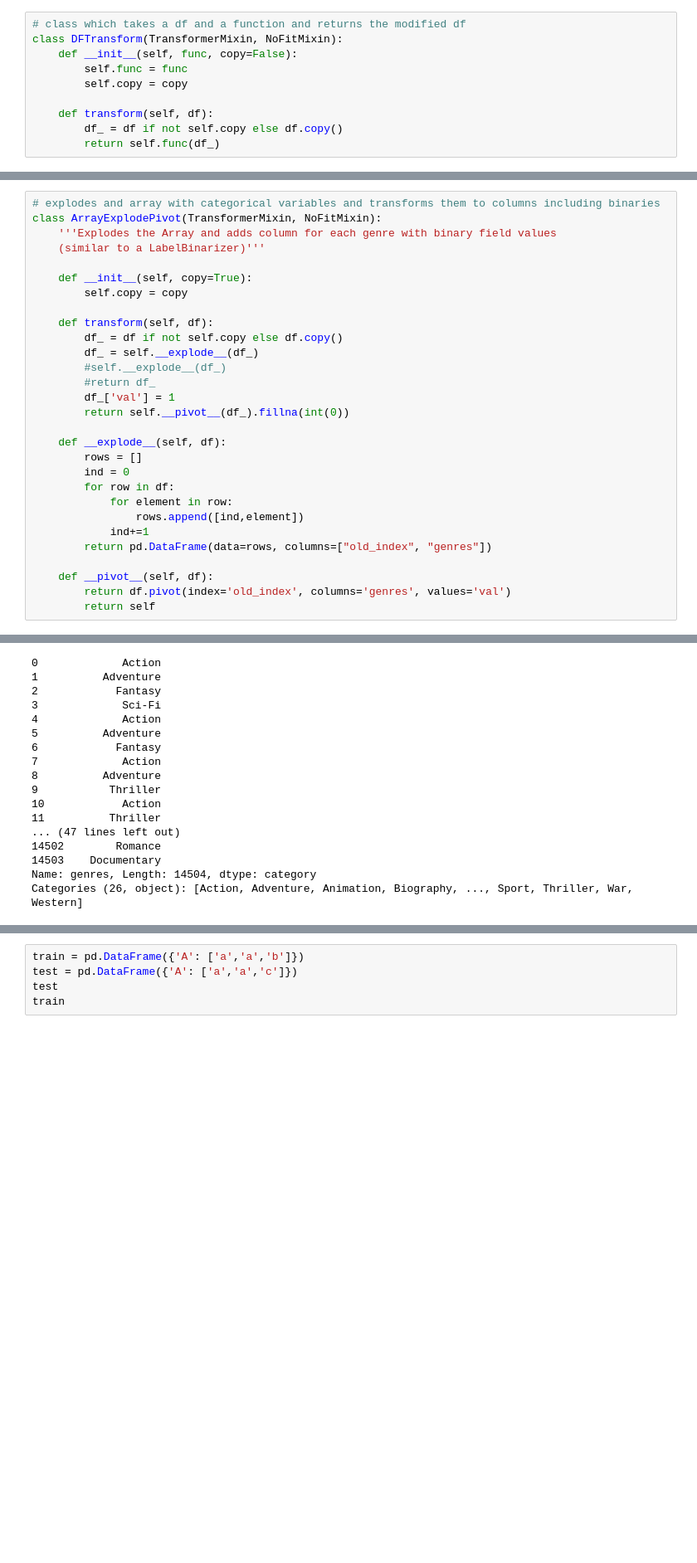
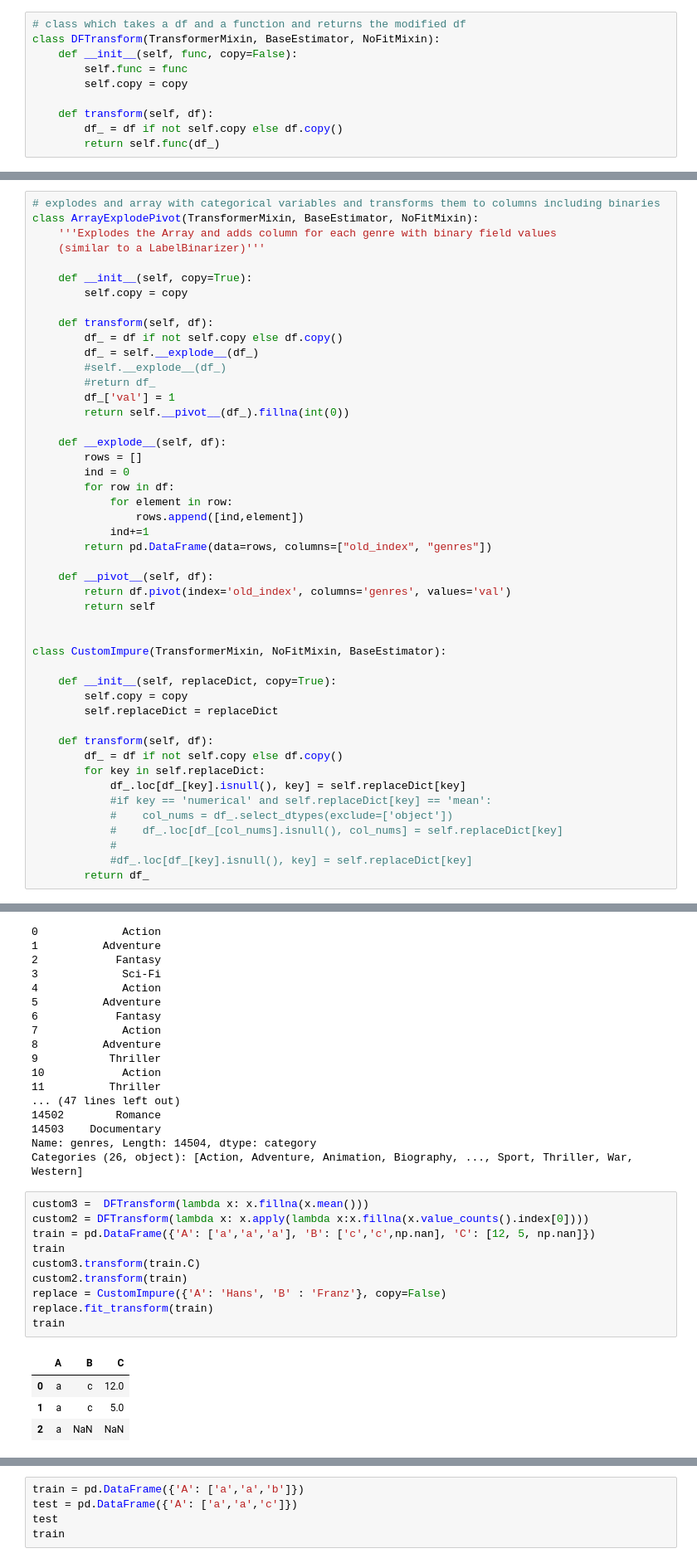
Before and after one commit to Jodahr/ImdbMovies, a Jupyter notebook: Untitled.ipynb, the cells around one changed output, grey strips where cells are left out. Shown: that part at 83% size. Saved outputs shown, nothing was run; the diff lists cells and outputs as text; blank space fills up the shorter version.

```diff
--- a/Untitled.ipynb
+++ b/Untitled.ipynb
@@ -65,7 +83,7 @@ class NoFitMixin:
         return self
 # %%
 # class which takes a df and a function and returns the modified df
-class DFTransform(TransformerMixin, NoFitMixin):
+class DFTransform(TransformerMixin, BaseEstimator, NoFitMixin):
     def __init__(self, func, copy=False):
         self.func = func
         self.copy = copy
@@ -119,7 +137,7 @@ class StringToArray(TransformerMixin, NoFitMixin):
         return df_
 # %%
 # explodes and array with categorical variables and transforms them to columns including binaries
-class ArrayExplodePivot(TransformerMixin, NoFitMixin):
+class ArrayExplodePivot(TransformerMixin, BaseEstimator, NoFitMixin):
     '''Explodes the Array and adds column for each genre with binary field values
     (similar to a LabelBinarizer)'''
 
@@ -146,6 +164,24 @@ class ArrayExplodePivot(TransformerMixin, NoFitMixin):
     def __pivot__(self, df):
         return df.pivot(index='old_index', columns='genres', values='val')
         return self
+
+
+class CustomImpure(TransformerMixin, NoFitMixin, BaseEstimator):
+
+    def __init__(self, replaceDict, copy=True):
+        self.copy = copy
+        self.replaceDict = replaceDict
+
+    def transform(self, df):
+        df_ = df if not self.copy else df.copy()
+        for key in self.replaceDict:
+            df_.loc[df_[key].isnull(), key] = self.replaceDict[key]
+            #if key == 'numerical' and self.replaceDict[key] == 'mean':
+            #    col_nums = df_.select_dtypes(exclude=['object'])
+            #    df_.loc[df_[col_nums].isnull(), col_nums] = self.replaceDict[key]
+            #
+            #df_.loc[df_[key].isnull(), key] = self.replaceDict[key]
+        return df_
 # %%
 # custom feature union pipeline
 from sklearn.pipeline import Pipeline, FeatureUnion, _transform_one
@@ -403,3 +516,18 @@ arrayExplode.__explode__(df_new).genres.astype('category')
 14503    Documentary
 Name: genres, Length: 14504, dtype: category
 Categories (26, object): [Action, Adventure, Animation, Biography, ..., Sport, Thriller, War, Western]
+# %%
+custom3 =  DFTransform(lambda x: x.fillna(x.mean()))
+custom2 = DFTransform(lambda x: x.apply(lambda x:x.fillna(x.value_counts().index[0])))
+train = pd.DataFrame({'A': ['a','a','a'], 'B': ['c','c',np.nan], 'C': [12, 5, np.nan]})
+train
+custom3.transform(train.C)
+custom2.transform(train)
+replace = CustomImpure({'A': 'Hans', 'B' : 'Franz'}, copy=False)
+replace.fit_transform(train)
+train
+# %% [output]
+|  | A | B | C |
+| 0 | a | c | 12.0 |
+| 1 | a | c | 5.0 |
+| 2 | a | NaN | NaN |
```
Also changed, not shown: parts of 14 cells of this notebook.
